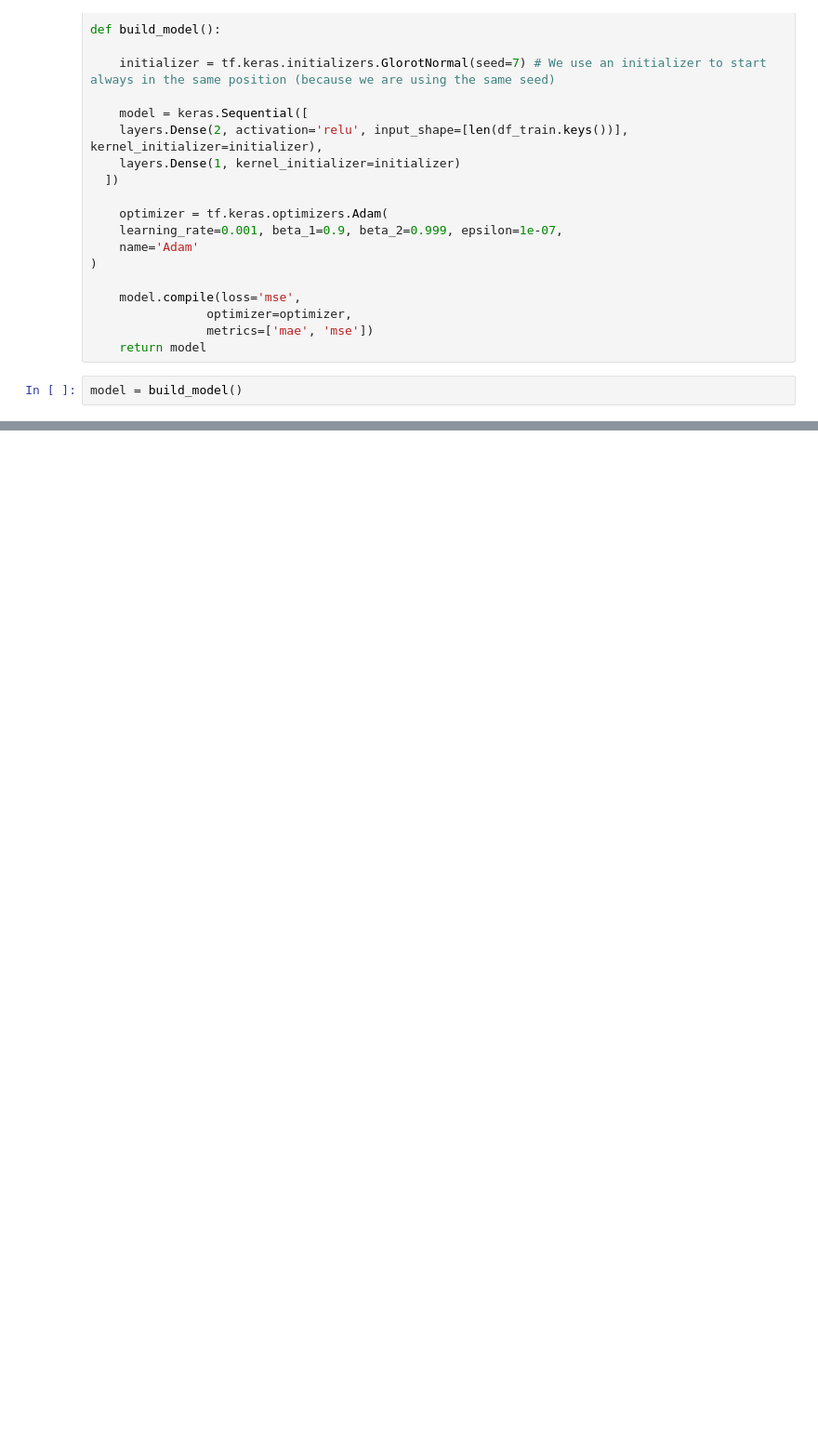
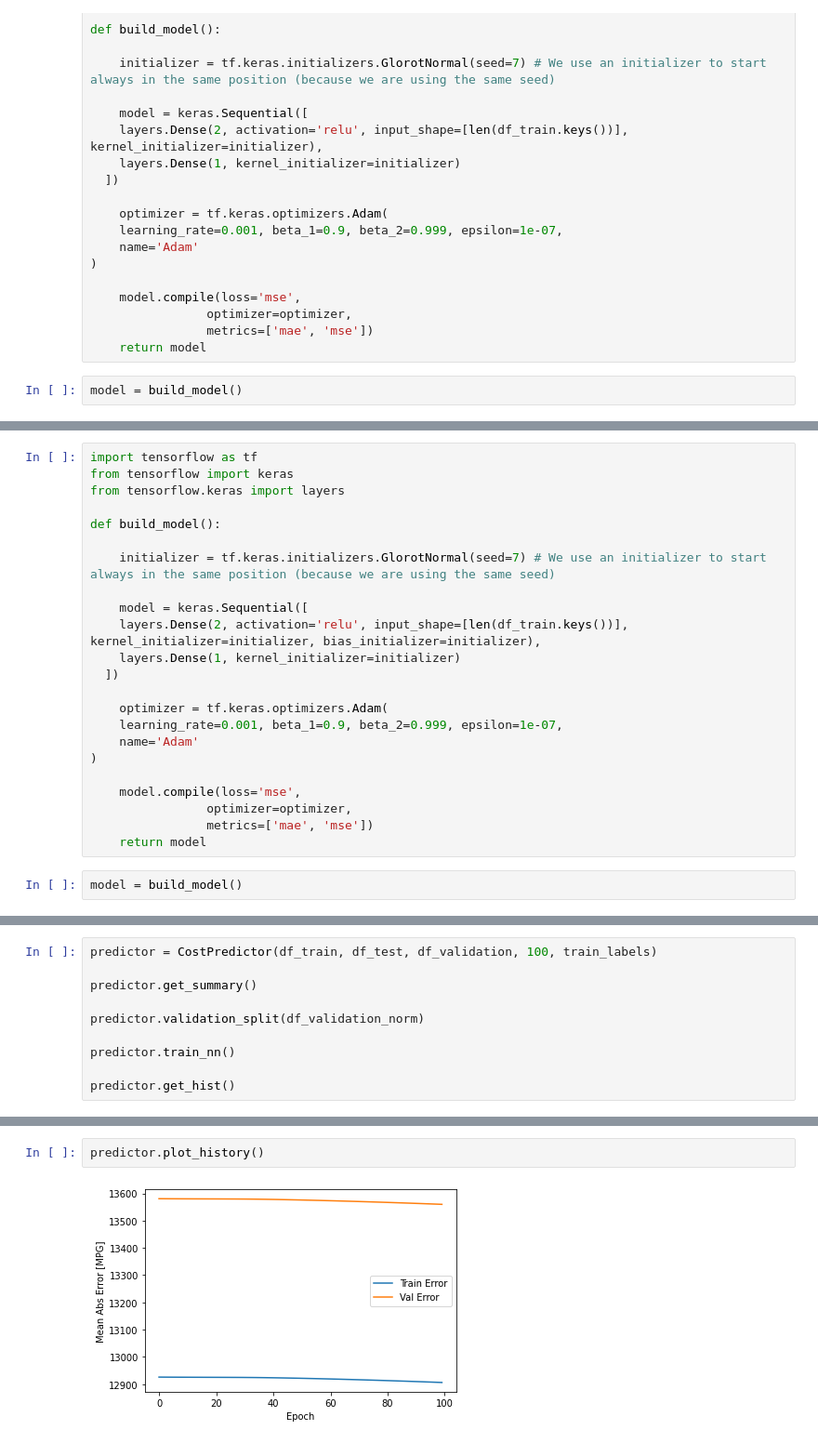
Before and after one commit to matifrancois/DeepLearning_Project2, a Jupyter notebook: Ej2/ej2_2.ipynb, the cells around one changed output, grey strips where cells are left out. Shown: that part at 93% size. Saved outputs shown, nothing was run; the diff lists cells and outputs as text; blank space fills up the shorter version.

```diff
--- a/Ej2/ej2_2.ipynb
+++ b/Ej2/ej2_2.ipynb
@@ -292,0 +591,25 @@ history = model.fit(df_train_norm, train_labels, epochs=EPOCHS,
+# %%
+import tensorflow as tf
+from tensorflow import keras
+from tensorflow.keras import layers
+
+def build_model():
+
+    initializer = tf.keras.initializers.GlorotNormal(seed=7) # We use an initializer to start always in the same position (because we are using the same seed)
+
+    model = keras.Sequential([
+    layers.Dense(2, activation='relu', input_shape=[len(df_train.keys())], kernel_initializer=initializer, bias_initializer=initializer),
+    layers.Dense(1, kernel_initializer=initializer)
+  ])
+
+    optimizer = tf.keras.optimizers.Adam(
+    learning_rate=0.001, beta_1=0.9, beta_2=0.999, epsilon=1e-07,
+    name='Adam'
+)
+
+    model.compile(loss='mse',
+                optimizer=optimizer,
+                metrics=['mae', 'mse'])
+    return model
+# %%
+model = build_model()
@@ -388,0 +833,10 @@ history = model.fit(
+# %%
+predictor = CostPredictor(df_train, df_test, df_validation, 100, train_labels)
+
+predictor.get_summary()
+
+predictor.validation_split(df_validation_norm)
+
+predictor.train_nn()
+
+predictor.get_hist()
@@ -388,0 +857,4 @@ history = model.fit(
+# %%
+predictor.plot_history()
+# %% [output]
+[figure, added]
```
Also changed, not shown: parts of 39 cells of this notebook.
